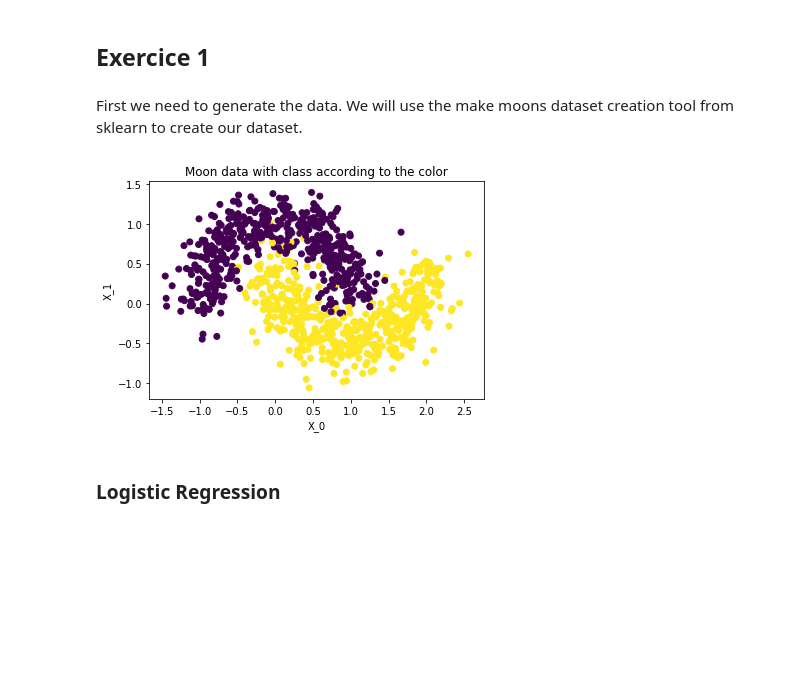
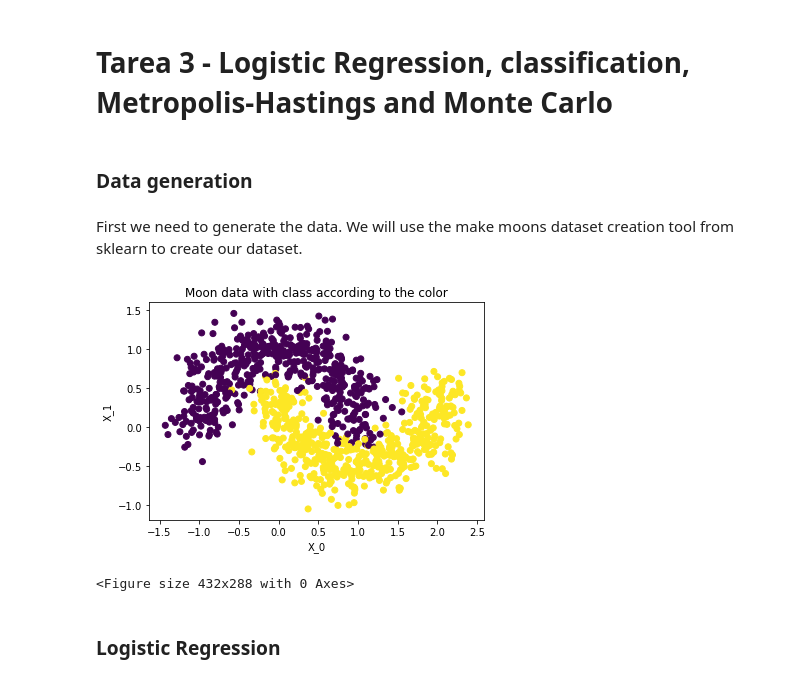
Before and after one commit to poupeaua/classification-logreg, a Jupyter notebook: classification-logreg.ipynb, the cells around one changed output. Saved outputs shown, nothing was run; the diff lists cells and outputs as text; code cells hidden in the pictures; blank space fills up the shorter version.

```diff
--- a/classification-logreg.ipynb
+++ b/classification-logreg.ipynb
@@ -1,3 +1,5 @@
+# %% [markdown]
+# Tarea 3 - Logistic Regression, classification, Metropolis-Hastings and Monte Carlo
 # %%
 import numpy as np
 import sklearn
@@ -6,28 +10,30 @@ import scipy
-# %% [markdown]
-## Exercice 1
+# %% [markdown]
+### Data generation
 # %% [markdown]
 First we need to generate the data. We will use the make moons dataset creation tool from sklearn to create our dataset.
 # %%
 # generate data
 noise = 0.2
 n_samples = 1000
 percent_test = 0.2
+sklearn.datasets
 X, y = sklearn.datasets.make_moons(n_samples=n_samples, shuffle=True, noise=noise)
 # X, y = sklearn.datasets.make_blobs(n_samples=n_samples, shuffle=True, centers=2, cluster_std=7)
 
 # divide test and train dataset
 idx_sep = int(n_samples*percent_test)
 X_train, y_train = X[idx_sep:,:], y[idx_sep:]
 X_test, y_test = X[:idx_sep,:], y[:idx_sep]
 
 # visualize data
 plt.scatter(X[:,0], X[:,1], c=y)
 plt.title("Moon data with class according to the color")
 plt.xlabel("X_0")
 plt.ylabel("X_1")
 plt.show()
 # %% [output]
-[figure, old version]
+[figure, new version]
+<Figure size 432x288 with 0 Axes>
 # %% [markdown]
 ### Logistic Regression
 # %% [markdown]
```
Also changed, not shown: parts of 28 cells of this notebook, 6 other files.
